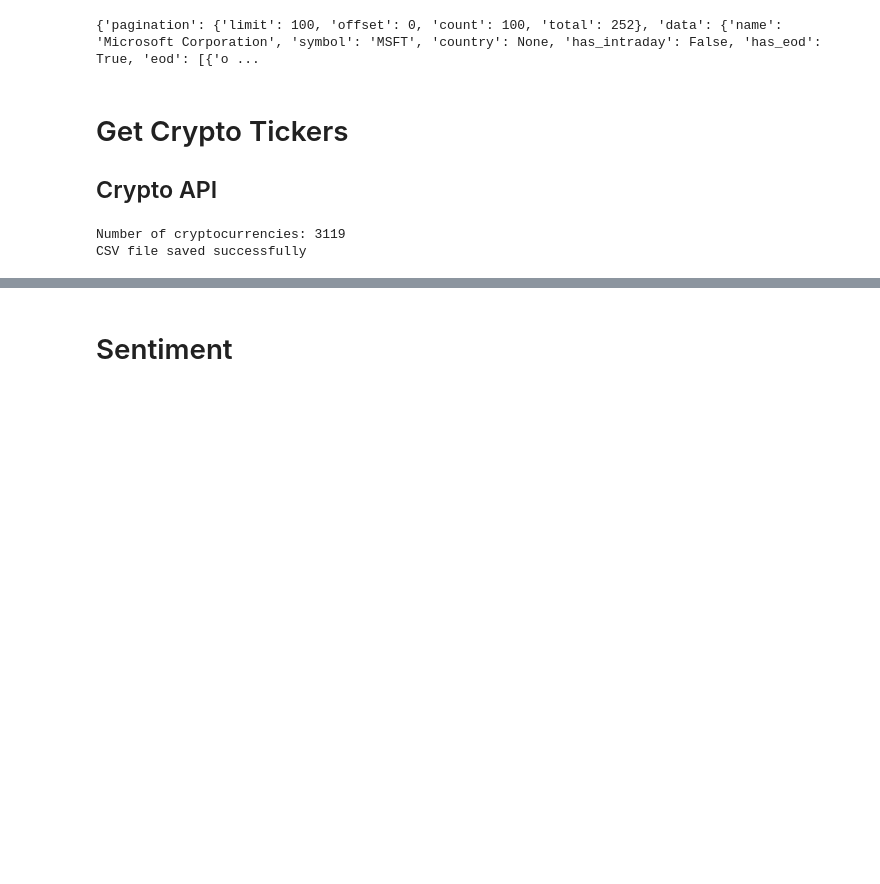
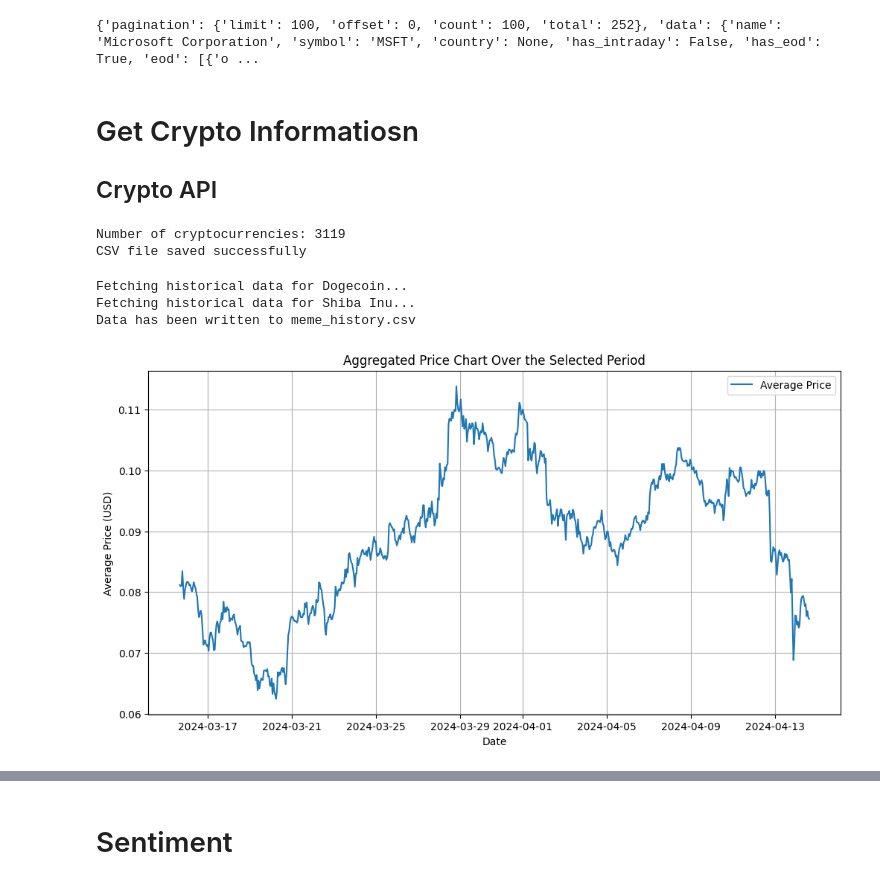
Before and after one commit to Ualh/crypto-sentiment-tracker, a Jupyter notebook: main.ipynb, the cells around one changed output, grey strips where cells are left out. Saved outputs shown, nothing was run; the diff lists cells and outputs as text; code cells hidden in the pictures; blank space fills up the shorter version.

Commit message:
add price history and plot

```diff
--- a/main.ipynb
+++ b/main.ipynb
@@ -173,7 +184,7 @@ fetcher.fetch_price()
 # %% [output]
 {'pagination': {'limit': 100, 'offset': 0, 'count': 100, 'total': 252}, 'data': {'name': 'Microsoft Corporation', 'symbol': 'MSFT', 'country': None, 'has_intraday': False, 'has_eod': True, 'eod': [{'o ...
 # %% [markdown]
-# Get Crypto Tickers
+# Get Crypto Informatiosn
 ## Crypto API
 # %%
 from crypto_api import CryptoAPI
@@ -184,3 +195,20 @@ api.save_crypto_listings_to_csv()
 # %% [output]
 Number of cryptocurrencies: 3119
 CSV file saved successfully
+# %%
+from coinrankingapi import CryptoDataFetcher
+api_key = os.getenv('coinranking')  # Replace with your actual RapidAPI key
+fetcher = CryptoDataFetcher(api_key, default_tags="meme", default_limit=2, default_time_period="30d")
+
+# Example: Fetch and plot data using updated settings
+data = fetcher.fetch_all_history()
+if not data.empty:
+    fetcher.write_to_csv(data, f'{fetcher.default_tags}_history.csv')
+    fetcher.plot_aggregated_prices(data)
+else:
+    print("No data fetched.")
+# %% [output]
+Fetching historical data for Dogecoin...
+Fetching historical data for Shiba Inu...
+Data has been written to meme_history.csv
+[figure, added]
```
Also changed, not shown: parts of 8 cells of this notebook, 4 other files.
